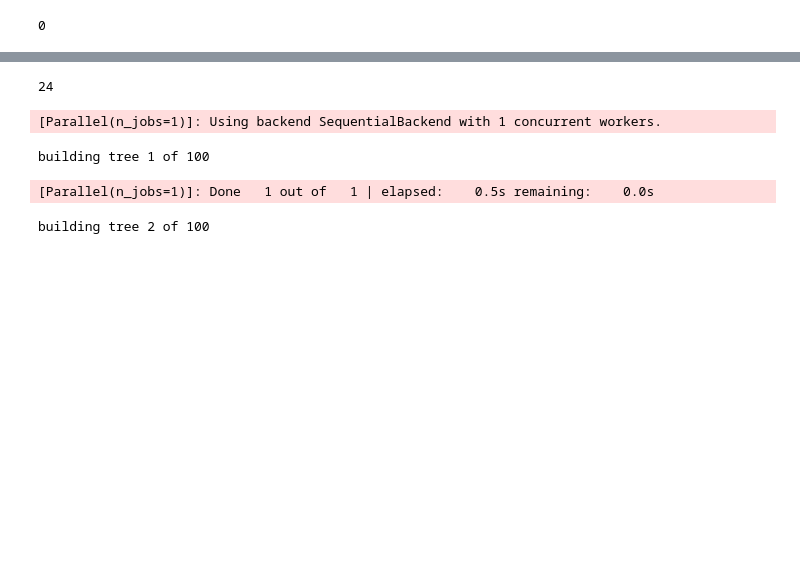
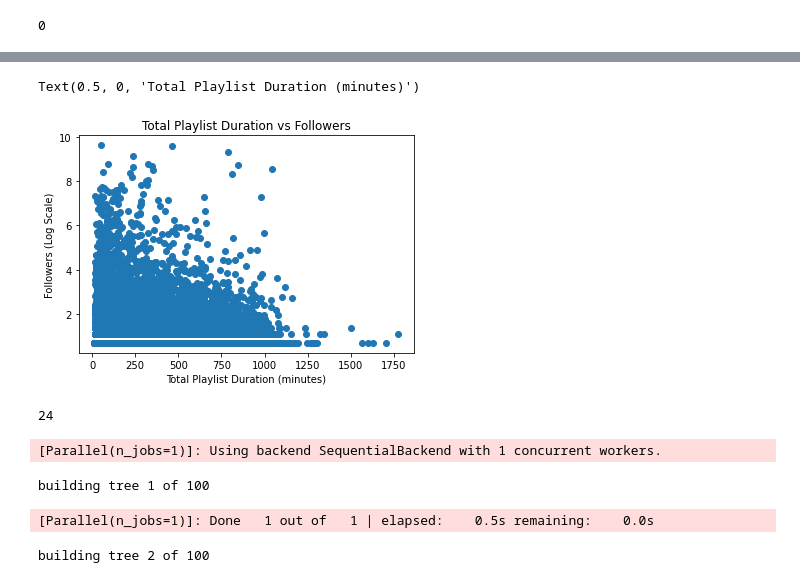
Before and after one commit to Ferev/playlist_popularity, a Jupyter notebook: [Random Forest] Analysis.ipynb, the cells around one changed output, grey strips where cells are left out. Drawn from its saved outputs; the diff is of its cells as text; code cells hidden in the pictures; blank space fills up the shorter version.

```diff
--- a/[Random Forest] Analysis.ipynb
+++ b/[Random Forest] Analysis.ipynb
@@ -92,0 +176,3 @@ clf.score(x,y)
+# %%
+for x,y in zip(buckets, vals):
+    print(x, ' & ', np.around(y,3), '\\\ \n \hline')
@@ -93,3 +194,11 @@ clf.score(x,y)
+# %%
+plt.scatter(x[:,3],np.log(y))
+plt.title('Total Playlist Duration vs Followers')
+plt.ylabel('Followers (Log Scale)')
+plt.xlabel('Total Playlist Duration (minutes)')
+# %% [output]
+Text(0.5, 0, 'Total Playlist Duration (minutes)')
+[figure, added]
 # %%
 a1 = clf.feature_importances_
 # %%
```
Also changed, not shown: parts of 21 cells of this notebook, 1 other file.
